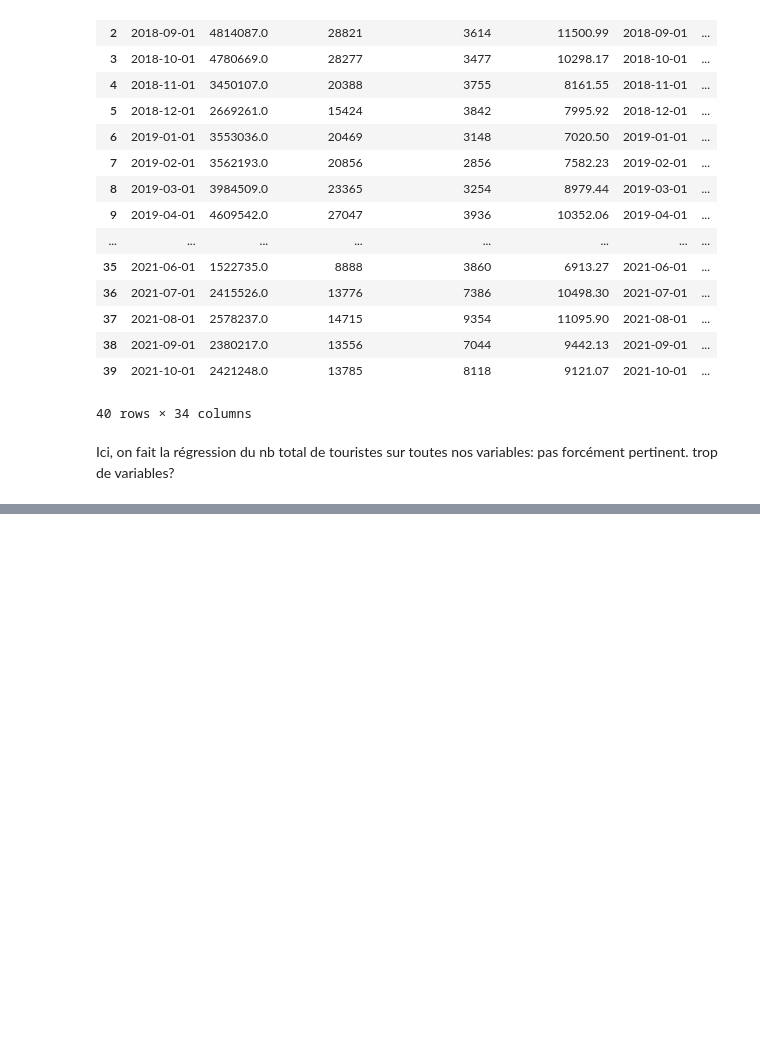
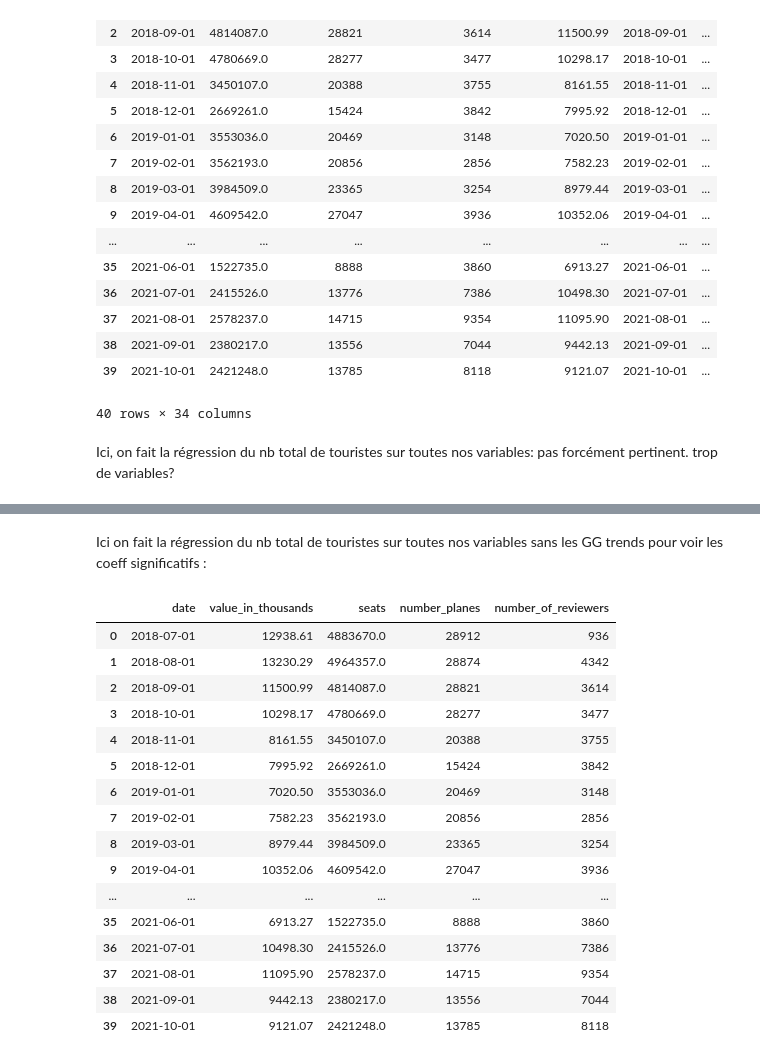
Before and after one commit to julienowack/stat_app, a Jupyter notebook: étude du lien entre les bdd.ipynb, the cells around one changed output, grey strips where cells are left out. Saved outputs shown, nothing was run; the diff lists cells and outputs as text; code cells hidden in the pictures; blank space fills up the shorter version.

```diff
--- a/étude du lien entre les bdd.ipynb
+++ b/étude du lien entre les bdd.ipynb
@@ -438,3 +498,28 @@ Notes:
 [1] Standard Errors assume that the covariance matrix of the errors is correctly specified.
 [2] The condition number is large, 2.8e+07. This might indicate that there are
 strong multicollinearity or other numerical problems.
+# %% [markdown]
+Ici on fait la régression du nb total de touristes sur toutes nos variables sans les GG trends pour voir les coeff significatifs :
+# %%
+df_fusion_sansGGtrend = df_fusion_aerien.merge(df_fusion_commentaires, how='inner', on="date")
+df_fusion_sansGGtrend = df_fusion_sansGGtrend[["date", "value_in_thousands_x", "seats", "number_planes", "number_of_reviewers"]]
+df_fusion_sansGGtrend.rename(columns={"value_in_thousands_x": "value_in_thousands"}, inplace=True)
+df_fusion_sansGGtrend
+# %% [output]
+|  | date | value_in_thousands | seats | number_planes | number_of_reviewers |
+| 0 | 2018-07-01 | 12938.61 | 4883670.0 | 28912 | 936 |
+| 1 | 2018-08-01 | 13230.29 | 4964357.0 | 28874 | 4342 |
+| 2 | 2018-09-01 | 11500.99 | 4814087.0 | 28821 | 3614 |
+| 3 | 2018-10-01 | 10298.17 | 4780669.0 | 28277 | 3477 |
+| 4 | 2018-11-01 | 8161.55 | 3450107.0 | 20388 | 3755 |
+| 5 | 2018-12-01 | 7995.92 | 2669261.0 | 15424 | 3842 |
+| 6 | 2019-01-01 | 7020.50 | 3553036.0 | 20469 | 3148 |
+| 7 | 2019-02-01 | 7582.23 | 3562193.0 | 20856 | 2856 |
+| 8 | 2019-03-01 | 8979.44 | 3984509.0 | 23365 | 3254 |
+| 9 | 2019-04-01 | 10352.06 | 4609542.0 | 27047 | 3936 |
+| ... | ... | ... | ... | ... | ... |
+| 35 | 2021-06-01 | 6913.27 | 1522735.0 | 8888 | 3860 |
+| 36 | 2021-07-01 | 10498.30 | 2415526.0 | 13776 | 7386 |
+| 37 | 2021-08-01 | 11095.90 | 2578237.0 | 14715 | 9354 |
+| 38 | 2021-09-01 | 9442.13 | 2380217.0 | 13556 | 7044 |
+| 39 | 2021-10-01 | 9121.07 | 2421248.0 | 13785 | 8118 |
```
Also changed, not shown: parts of 18 cells of this notebook.
